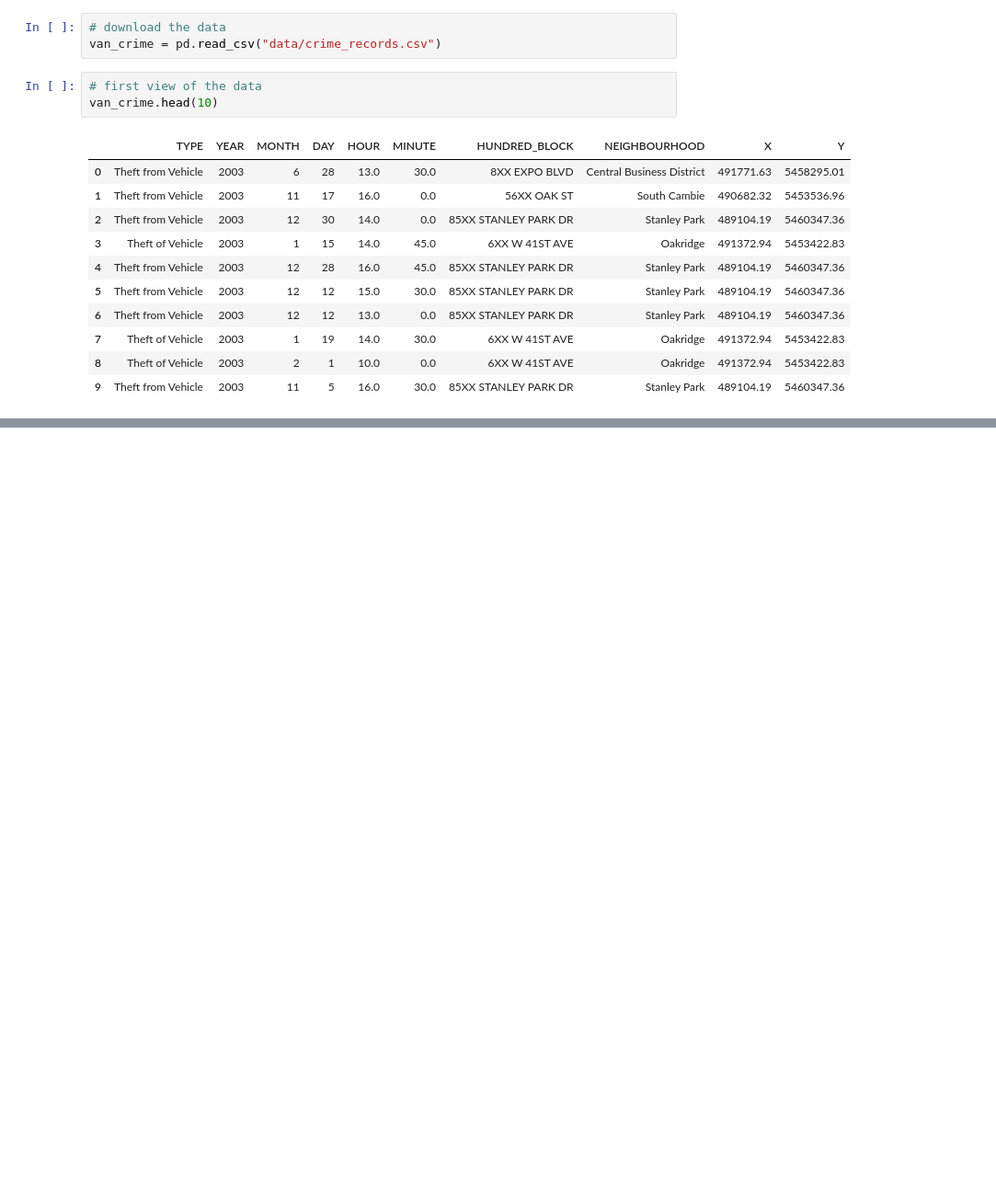
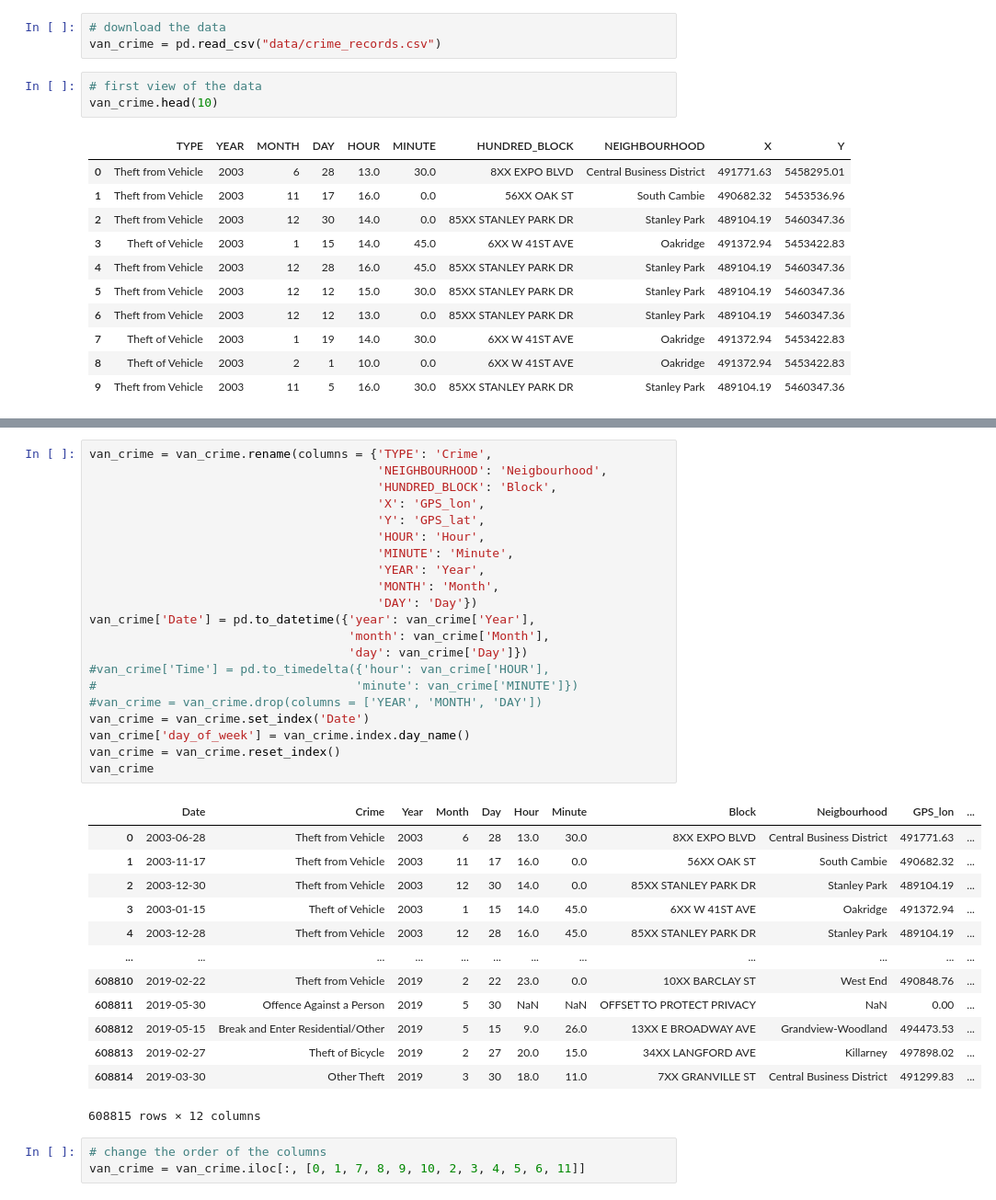
Before and after one commit to vcuspinera/vancouver_crime, a Jupyter notebook: vancouver_crime.ipynb, the cells around one changed output, grey strips where cells are left out. Shown: that part at 92% size. Saved outputs shown, nothing was run; the diff lists cells and outputs as text; blank space fills up the shorter version.

```diff
--- a/vancouver_crime.ipynb
+++ b/vancouver_crime.ipynb
@@ -61,0 +67,38 @@ X.strides
+# %%
+van_crime = van_crime.rename(columns = {'TYPE': 'Crime',
+                                        'NEIGHBOURHOOD': 'Neigbourhood',
+                                        'HUNDRED_BLOCK': 'Block',
+                                        'X': 'GPS_lon',
+                                        'Y': 'GPS_lat',
+                                        'HOUR': 'Hour',
+                                        'MINUTE': 'Minute',
+                                        'YEAR': 'Year',
+                                        'MONTH': 'Month',
+                                        'DAY': 'Day'})
+van_crime['Date'] = pd.to_datetime({'year': van_crime['Year'],
+                                    'month': van_crime['Month'],
+                                    'day': van_crime['Day']})
+#van_crime['Time'] = pd.to_timedelta({'hour': van_crime['HOUR'],
+#                                    'minute': van_crime['MINUTE']})
+#van_crime = van_crime.drop(columns = ['YEAR', 'MONTH', 'DAY'])
+van_crime = van_crime.set_index('Date')
+van_crime['day_of_week'] = van_crime.index.day_name()
+van_crime = van_crime.reset_index()
+van_crime
+# %% [output]
+|  | Date | Crime | Year | Month | Day | Hour | Minute | Block | Neigbourhood | GPS_lon | ... |
+| 0 | 2003-06-28 | Theft from Vehicle | 2003 | 6 | 28 | 13.0 | 30.0 | 8XX EXPO BLVD | Central Business District | 491771.63 | ... |
+| 1 | 2003-11-17 | Theft from Vehicle | 2003 | 11 | 17 | 16.0 | 0.0 | 56XX OAK ST | South Cambie | 490682.32 | ... |
+| 2 | 2003-12-30 | Theft from Vehicle | 2003 | 12 | 30 | 14.0 | 0.0 | 85XX STANLEY PARK DR | Stanley Park | 489104.19 | ... |
+| 3 | 2003-01-15 | Theft of Vehicle | 2003 | 1 | 15 | 14.0 | 45.0 | 6XX W 41ST AVE | Oakridge | 491372.94 | ... |
+| 4 | 2003-12-28 | Theft from Vehicle | 2003 | 12 | 28 | 16.0 | 45.0 | 85XX STANLEY PARK DR | Stanley Park | 489104.19 | ... |
+| ... | ... | ... | ... | ... | ... | ... | ... | ... | ... | ... | ... |
+| 608810 | 2019-02-22 | Theft from Vehicle | 2019 | 2 | 22 | 23.0 | 0.0 | 10XX BARCLAY ST | West End | 490848.76 | ... |
+| 608811 | 2019-05-30 | Offence Against a Person | 2019 | 5 | 30 | NaN | NaN | OFFSET TO PROTECT PRIVACY | NaN | 0.00 | ... |
+| 608812 | 2019-05-15 | Break and Enter Residential/Other | 2019 | 5 | 15 | 9.0 | 26.0 | 13XX E BROADWAY AVE | Grandview-Woodland | 494473.53 | ... |
+| 608813 | 2019-02-27 | Theft of Bicycle | 2019 | 2 | 27 | 20.0 | 15.0 | 34XX LANGFORD AVE | Killarney | 497898.02 | ... |
+| 608814 | 2019-03-30 | Other Theft | 2019 | 3 | 30 | 18.0 | 11.0 | 7XX GRANVILLE ST | Central Business District | 491299.83 | ... |
+608815 rows × 12 columns
+# %%
+# change the order of the columns
+van_crime = van_crime.iloc[:, [0, 1, 7, 8, 9, 10, 2, 3, 4, 5, 6, 11]]
```
Also changed, not shown: parts of 29 cells of this notebook.
